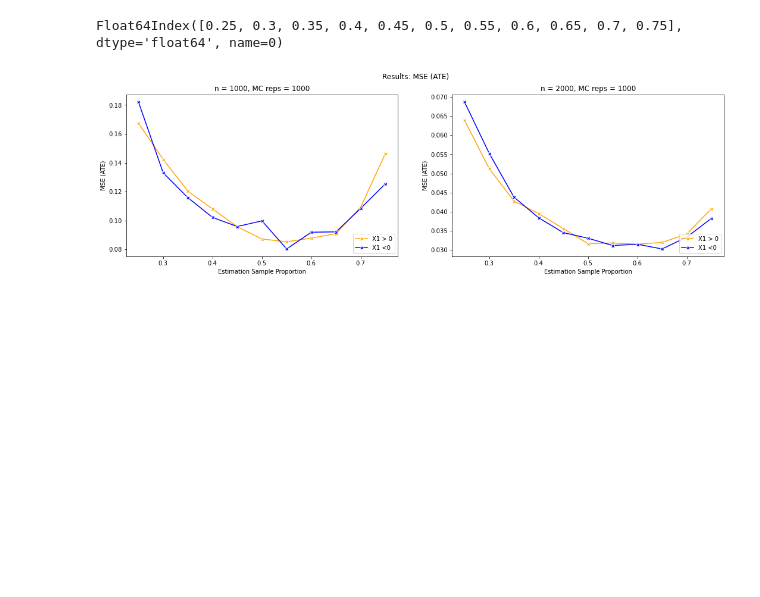
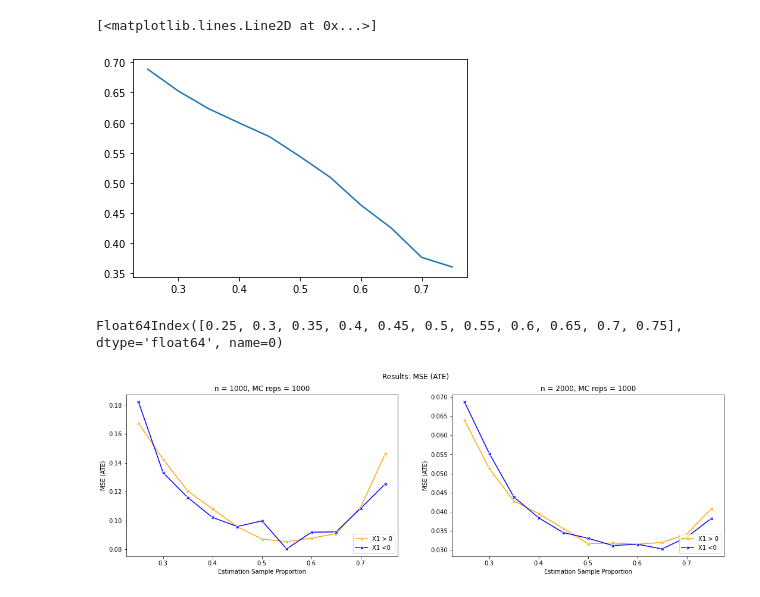
Before and after one commit to nominmar/codes1, a Jupyter notebook: CTL/present.ipynb, the cells around one changed output. Cells and saved outputs as stored; diff of their text form; code cells hidden in the pictures; blank space fills up the shorter version.

```diff
--- a/CTL/present.ipynb
+++ b/CTL/present.ipynb
@@ -10,10 +7,15 @@ ModuleNotFoundError: No module named 'seaborn.snsplot'
 with open('test_8_500_1000.pkl','rb') as f:
     df8 = pkl.load(f)
 
-with open('test9_1000_1000.pkl','rb') as f:
-    df9 = pkl.load(f)
-with open('test9b_1000_2000.pkl','rb') as f:
-    df9b = pkl.load(f)
+with open('testmse_1000_1000.pkl','rb') as f:
+    df = pkl.load(f)
+with open('testmse_1000_2000.pkl','rb') as f:
+    dfb = pkl.load(f)
+# %%
+plt.plot(dfb)
+# %% [output]
+[<matplotlib.lines.Line2D at 0x...>]
+[figure, added]
 # %%
 df9['Bias_sq1'] = df9['BIAS1']*df9['BIAS1']
 df9['Bias_sq2'] = df9['BIAS2']*df9['BIAS2']
```
Also changed, not shown: parts of 1 cell of this notebook, 2 other files.
